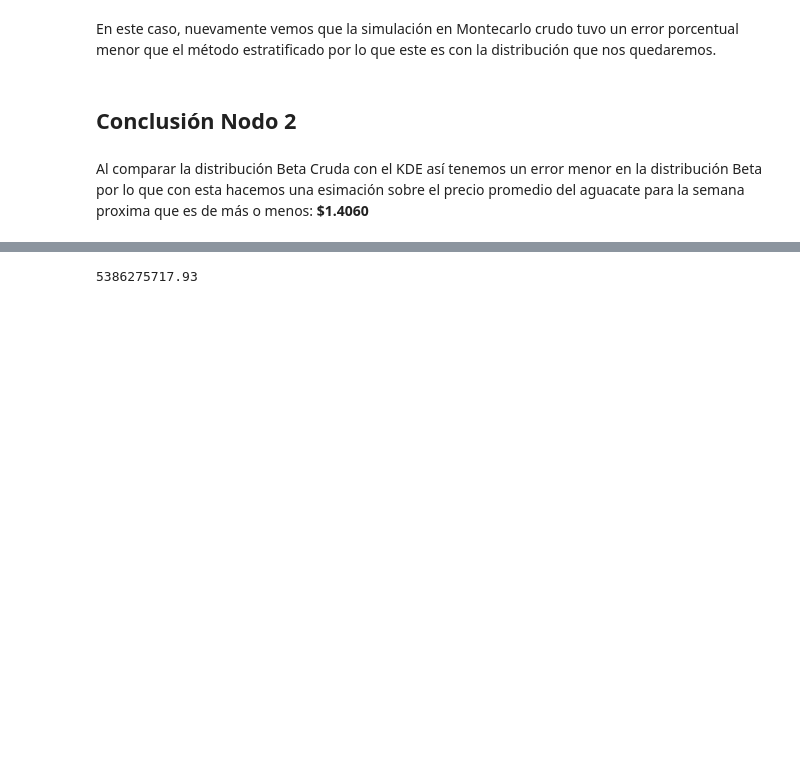
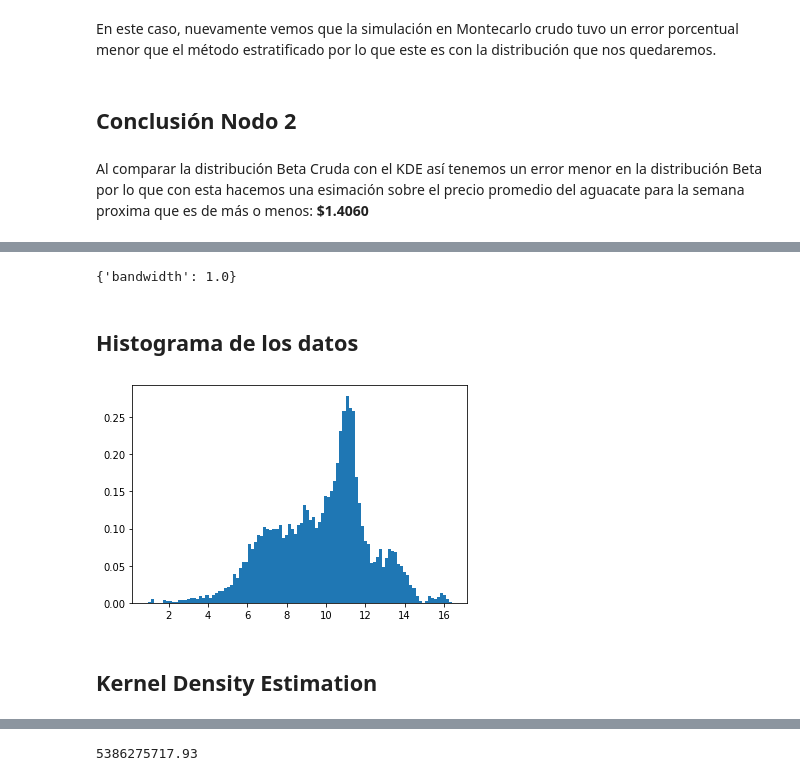
Before and after one commit to ACristinaVV/Proyecto_Avocado, a Jupyter notebook: Proyecto_Nodo1yNodo2_Final.ipynb, the cells around one changed output, grey strips where cells are left out. Drawn from its saved outputs; the diff is of its cells as text; code cells hidden in the pictures; blank space fills up the shorter version.

```diff
--- a/Proyecto_Nodo1yNodo2_Final.ipynb
+++ b/Proyecto_Nodo1yNodo2_Final.ipynb
@@ -783,0 +785,23 @@ Al comparar la distribución Beta Cruda con el KDE  así tenemos un error menor
+# %%
+bolsa_small = data['Small Bags']
+# %%
+bolsas_new = elimina_ceros(bolsa_small)
+bolsas_log = np.log(bolsas_new)
+# %%
+from sklearn.model_selection import GridSearchCV
+grid = GridSearchCV(KernelDensity(),
+                    {'bandwidth': np.linspace(0.1, 1.0, 30)},
+                    cv=20) # 20-fold cross-validation
+grid.fit(np.array(bolsa_small)[:, None])
+print(grid.best_params_)
+# %% [output]
+{'bandwidth': 1.0}
+# %% [markdown]
+## Histograma de los datos
+# %%
+plt.hist(bolsas_log,bins = 100, density = True)
+plt.show()
+# %% [output]
+[figure, added]
+# %% [markdown]
+## Kernel Density Estimation
```
Also changed, not shown: parts of 33 cells of this notebook, 3 other files.
